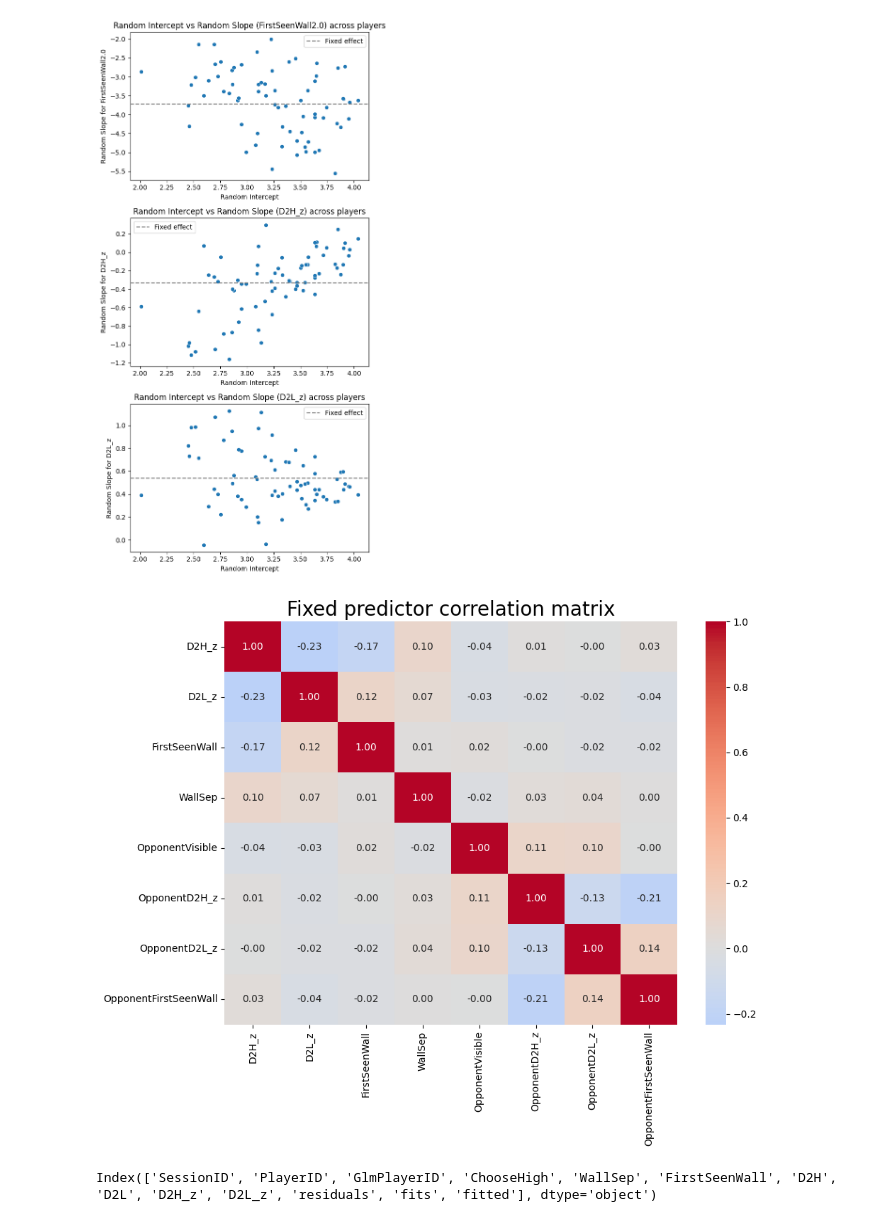
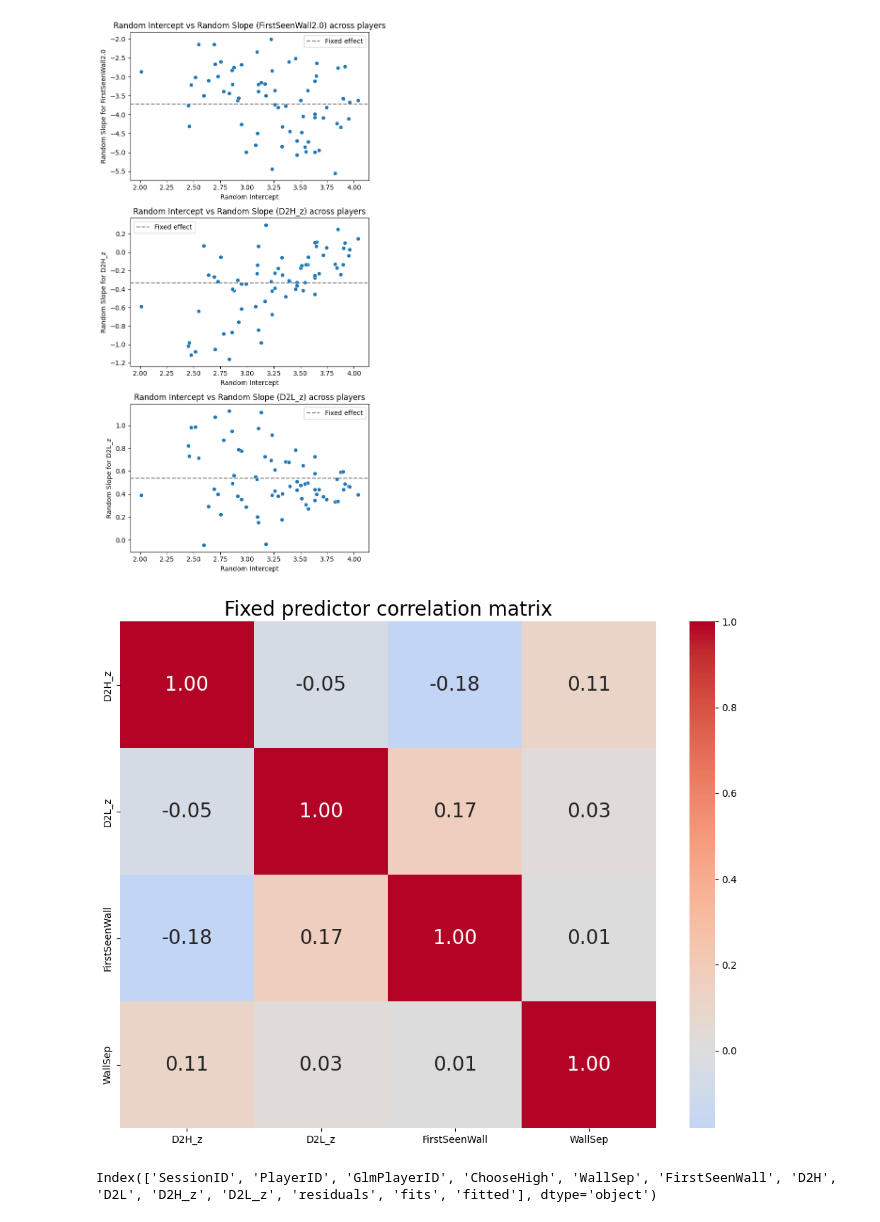
Before and after one commit to tomhagley6/octagon_analysis, a Jupyter notebook: sandbox/GLM_sandbox3.ipynb, the cells around one changed output. Cells and saved outputs as stored; diff of their text form; code cells hidden in the pictures.

```diff
--- a/sandbox/GLM_sandbox3.ipynb
+++ b/sandbox/GLM_sandbox3.ipynb
@@ -30,6 +30,20 @@ from plotting import plot_octagon
 import parse_data.identify_filepaths as identify_filepaths
 from data_extraction.trial_list_filters import filter_trials_other_visible
 from analysis import opponent_visibility
+from ipywidgets import IntProgress
+from IPython.display import display
+import time
+
+max_count = 100
+
+f = IntProgress(min=0, max=max_count) # instantiate the bar
+display(f) # display the bar
+
+count = 0
+while count <= max_count:
+    f.value += 1 # signal to increment the progress bar
+    time.sleep(.1)
+    count += 1
 # %% [output]
 [1] "R version 4.1.3 (2022-03-10)"
 # %% [markdown]
@@ -340,7 +354,8 @@ analysis_results = {
                 },
 
                 'misc': {
-                    'valid_trial_indices': None
+                    'valid_trial_indices': None,
+                    'high_low_trial_indices': None
                 }
 
             }
@@ -353,5 +368,5 @@ analysis_results = {
 # %% [markdown]
 ### Populate the dictionary with data
 # %%
-opponent_first_seen_wall = False
+opponent_first_seen_wall = True
 # %%
@@ -456,12 +522,12 @@ KeyboardInterrupt:
 # %%
 import pickle
 
-# with open('analysis_results.pkl', 'wb') as f:
-#     pickle.dump(analysis_results, f)
+with open(r'./data/analysis_results.pkl', 'wb') as f:
+    pickle.dump(analysis_results, f)
 
 
-with open('analysis_results_opponent_first_vis_wall.pkl', 'rb') as f:
-    analysis_results = pickle.load(f)
+# with open('analysis_results_opponent_first_vis_wall.pkl', 'rb') as f:
+#     analysis_results = pickle.load(f)
 # %% [markdown]
 #### Populate a dataframe, with a row for each trial, and fields for regressors (only including trials with fully-populated regressors)
 # %% [markdown]
@@ -925,25 +980,25 @@ plt.show()
 # %%
 import pandas as pd
 import seaborn as sns
 import matplotlib.pyplot as plt
 
-df = glm_df_social
+df = glm_df_solo
 
 # predictors
 social_predictors = ['D2H_z', 'D2L_z', 'FirstSeenWall', 'WallSep', 'OpponentVisible', 'OpponentD2H_z', 'OpponentD2L_z', 'OpponentFirstSeenWall']
 solo_predictors = ['D2H_z', 'D2L_z', 'FirstSeenWall', 'WallSep']
 
 # Compute correlation matrix
-corr_matrix = df[social_predictors].corr()
+corr_matrix = df[solo_predictors].corr()
 
 # Plot it
 plt.figure(figsize=(10, 8))
-sns.heatmap(corr_matrix, annot=True, fmt=".2f", cmap="coolwarm", center=0)
+sns.heatmap(corr_matrix, annot=True, fmt=".2f", cmap="coolwarm", center=0, annot_kws={"size": 20})
 plt.title("Fixed predictor correlation matrix", fontsize=20)
 plt.tight_layout()
 plt.show()
 # %% [output]
-[figure, old version]
+[figure, new version]
 # %%
 df.columns
 # %% [output]
```
Also changed, not shown: parts of 8 cells of this notebook, 3 other files.
